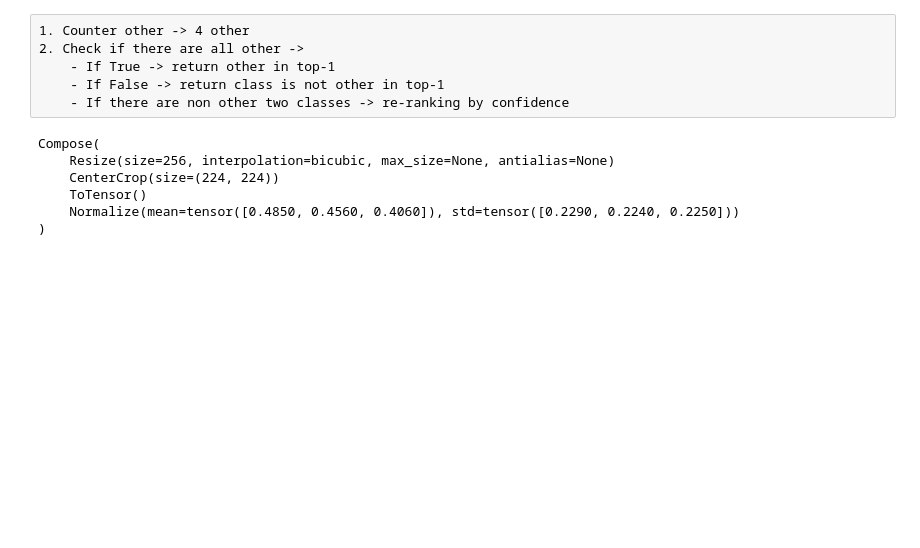
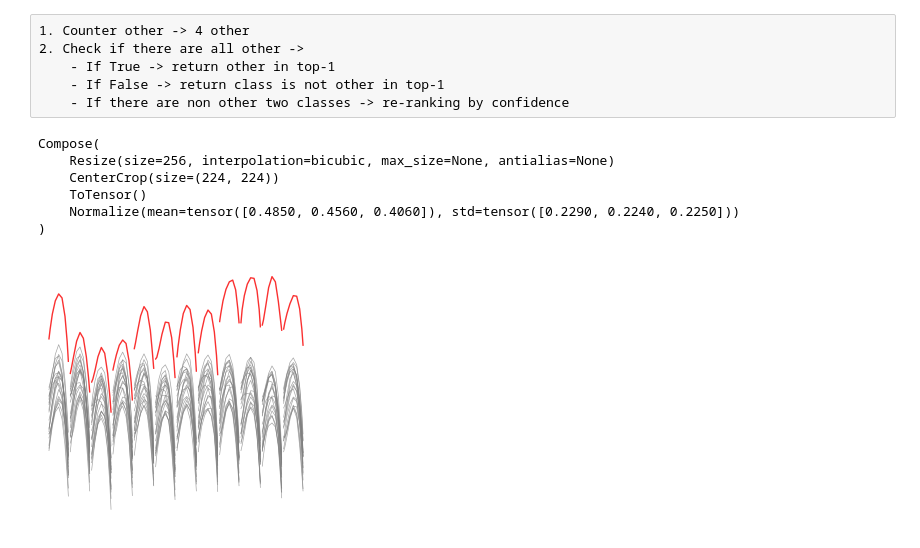
Before and after one commit to tongza331/temp_tdp_and_trainer, a Jupyter notebook: tdp_production/production_code/test_result.ipynb, the cells around one changed output. Saved outputs shown, nothing was run; the diff lists cells and outputs as text; code cells hidden in the pictures; blank space fills up the shorter version.

```diff
--- a/tdp_production/production_code/test_result.ipynb
+++ b/tdp_production/production_code/test_result.ipynb
@@ -219,3 +232,7 @@ Compose(
     ToTensor()
     Normalize(mean=tensor([0.4850, 0.4560, 0.4060]), std=tensor([0.2290, 0.2240, 0.2250]))
 )
+# %%
+fig
+# %% [output]
+[figure, added]
```
Also changed, not shown: parts of 2 cells of this notebook, 7 other files.
